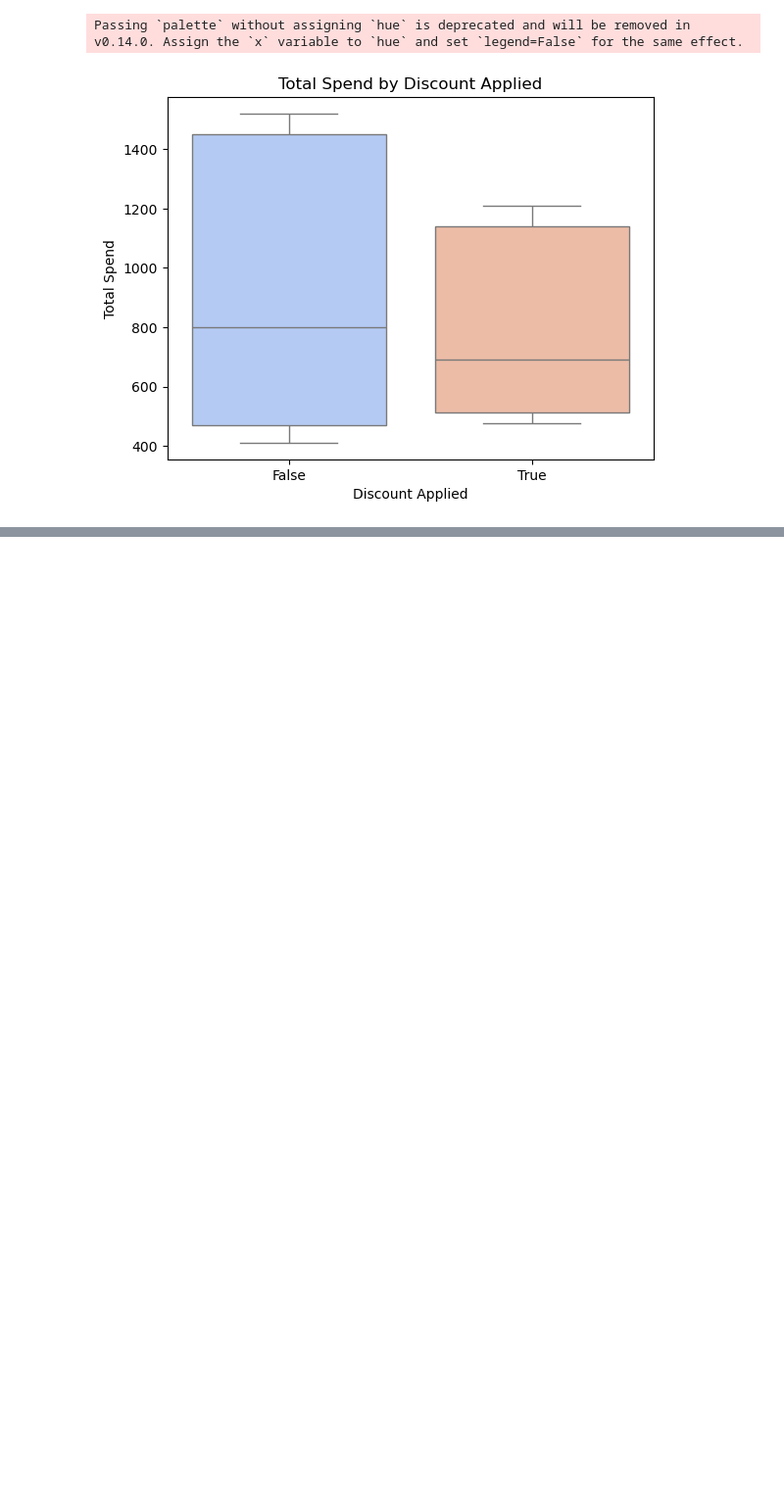
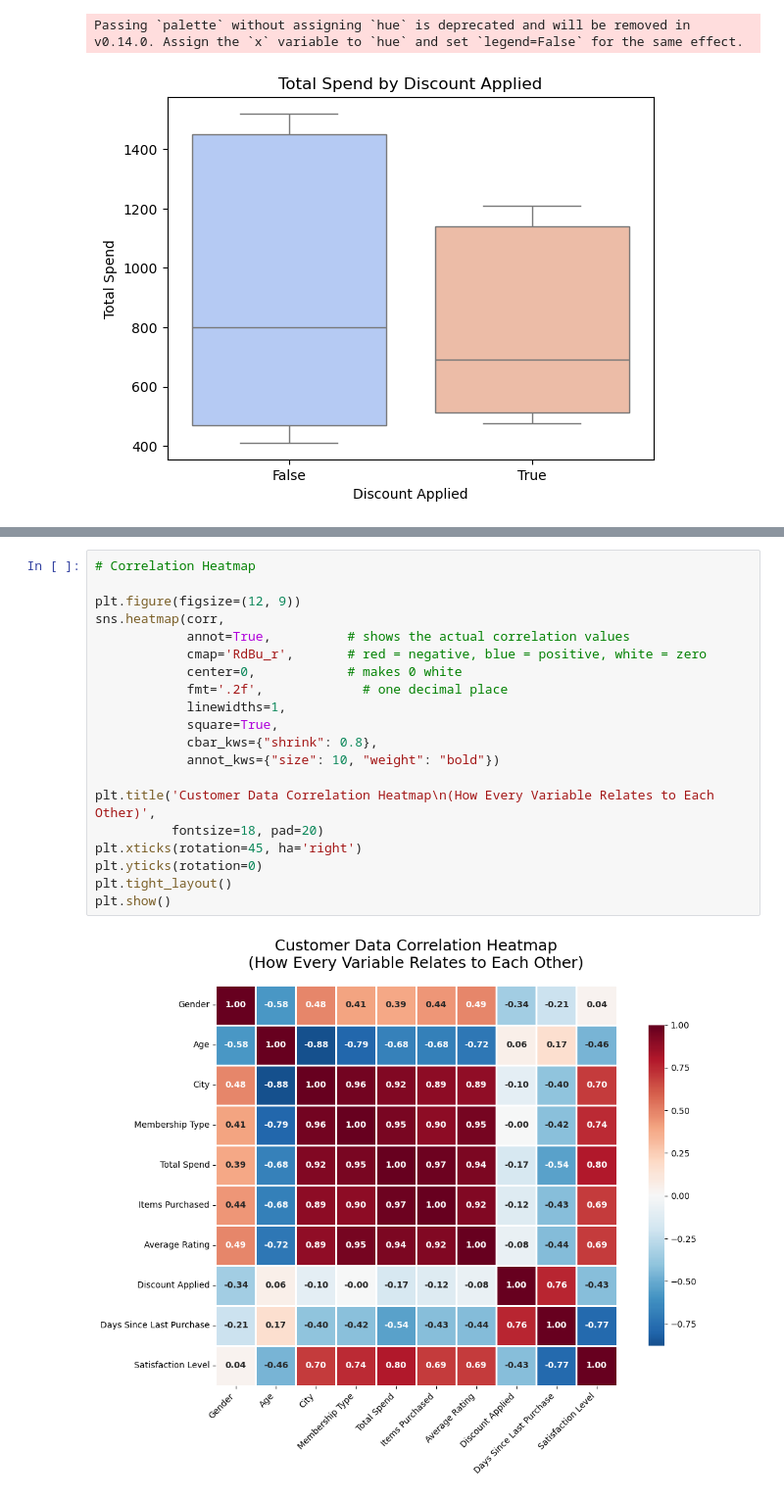
Before and after one commit to BrightmanMT/Customer_Segmentation_kmeans, a Jupyter notebook: kmeans.ipynb, the cells around one changed output, grey strips where cells are left out. Shown at 98% size. Drawn from its saved outputs; the diff is of its cells as text; blank space fills up the shorter version.

```diff
--- a/kmeans.ipynb
+++ b/kmeans.ipynb
@@ -294,3 +321,25 @@ df.head()
+# %%
+# Correlation Heatmap
+
+plt.figure(figsize=(12, 9))
+sns.heatmap(corr,
+            annot=True,          # shows the actual correlation values
+            cmap='RdBu_r',       # red = negative, blue = positive, white = zero
+            center=0,            # makes 0 white
+            fmt='.2f',             # one decimal place
+            linewidths=1,
+            square=True,
+            cbar_kws={"shrink": 0.8},
+            annot_kws={"size": 10, "weight": "bold"})
+
+plt.title('Customer Data Correlation Heatmap\n(How Every Variable Relates to Each Other)',
+          fontsize=18, pad=20)
+plt.xticks(rotation=45, ha='right')
+plt.yticks(rotation=0)
+plt.tight_layout()
+plt.show()
+# %% [output]
+[figure, added]
 # %%
 from sklearn.preprocessing import StandardScaler
 from sklearn.compose import ColumnTransformer
```
Also changed, not shown: parts of 25 cells of this notebook, 7 other files.
